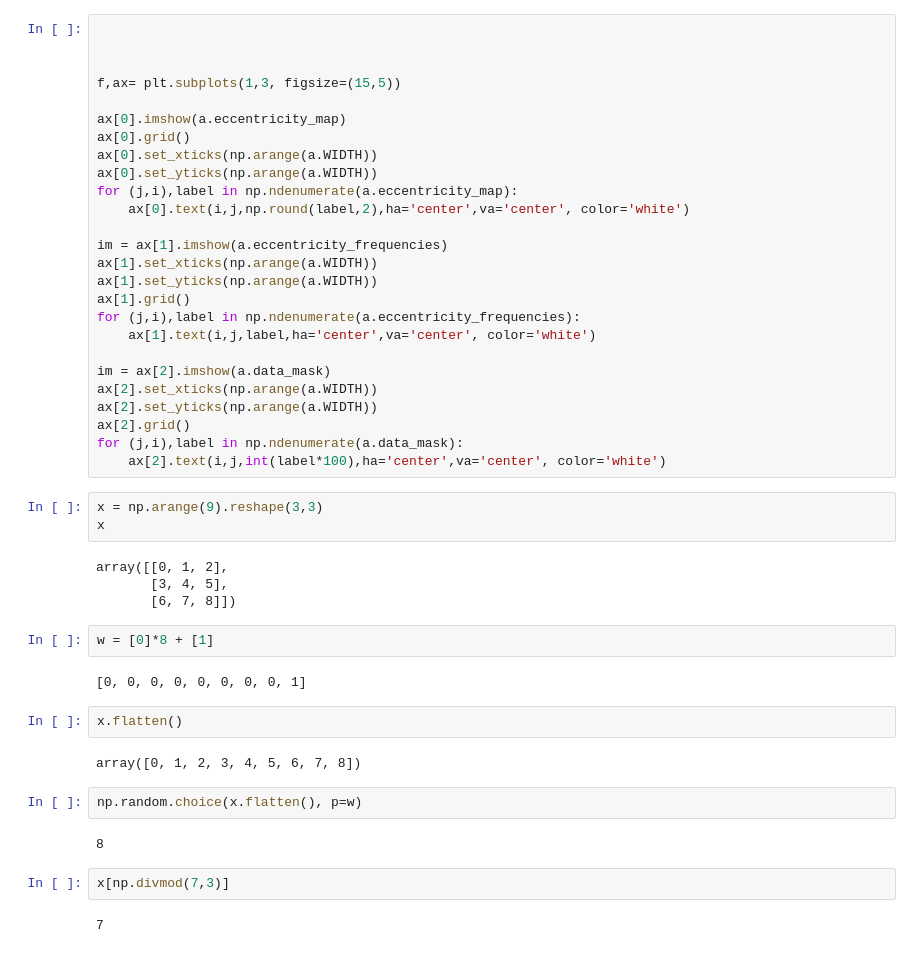
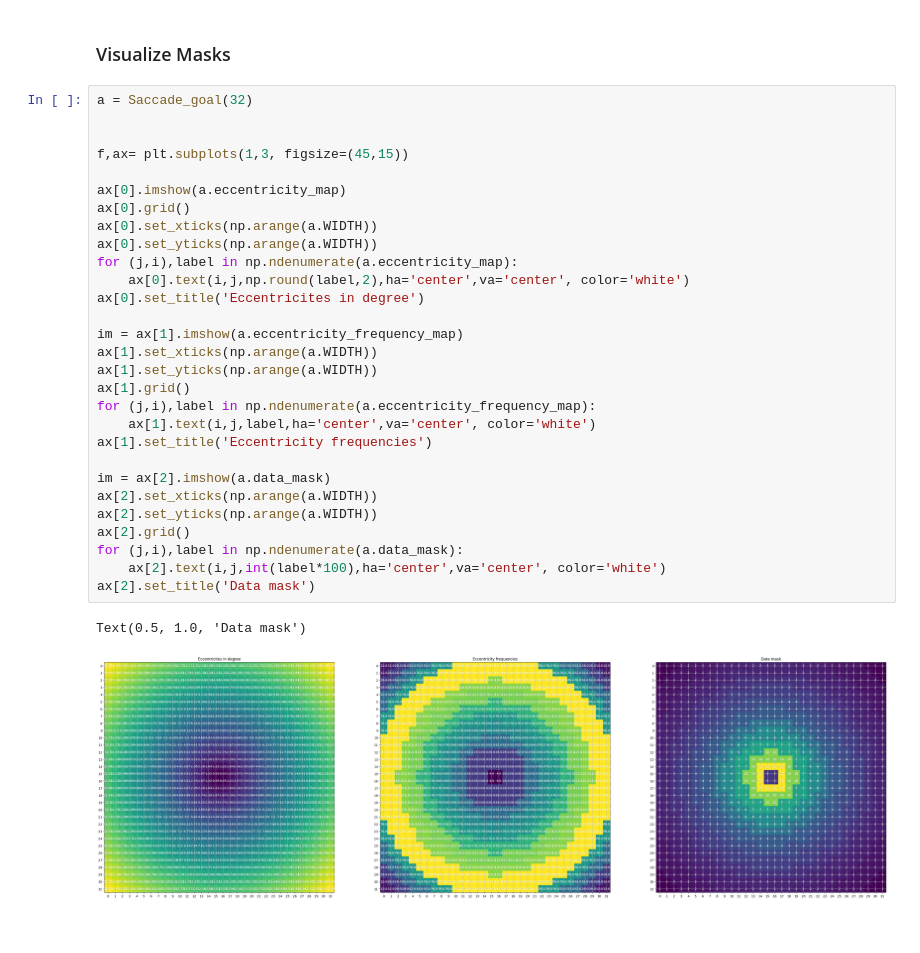
Before and after one commit to RaabeM/Saccade-Goal, a Jupyter notebook: test_saccade_goal.ipynb, the cells around one changed output. Drawn from its saved outputs; the diff is of its cells as text.

```diff
--- a/test_saccade_goal.ipynb
+++ b/test_saccade_goal.ipynb
@@ -77,49 +6,34 @@ a = choose_point(8, 24)
+# %% [markdown]
+### Visualize Masks
 # %%
+a = Saccade_goal(32)
 
 
-
-f,ax= plt.subplots(1,3, figsize=(15,5))
+f,ax= plt.subplots(1,3, figsize=(45,15))
 
 ax[0].imshow(a.eccentricity_map)
 ax[0].grid()
 ax[0].set_xticks(np.arange(a.WIDTH))
 ax[0].set_yticks(np.arange(a.WIDTH))
 for (j,i),label in np.ndenumerate(a.eccentricity_map):
     ax[0].text(i,j,np.round(label,2),ha='center',va='center', color='white')
+ax[0].set_title('Eccentricites in degree')
 
-im = ax[1].imshow(a.eccentricity_frequencies)
+im = ax[1].imshow(a.eccentricity_frequency_map)
 ax[1].set_xticks(np.arange(a.WIDTH))
 ax[1].set_yticks(np.arange(a.WIDTH))
 ax[1].grid()
-for (j,i),label in np.ndenumerate(a.eccentricity_frequencies):
+for (j,i),label in np.ndenumerate(a.eccentricity_frequency_map):
     ax[1].text(i,j,label,ha='center',va='center', color='white')
+ax[1].set_title('Eccentricity frequencies')
 
 im = ax[2].imshow(a.data_mask)
 ax[2].set_xticks(np.arange(a.WIDTH))
 ax[2].set_yticks(np.arange(a.WIDTH))
 ax[2].grid()
 for (j,i),label in np.ndenumerate(a.data_mask):
     ax[2].text(i,j,int(label*100),ha='center',va='center', color='white')
+ax[2].set_title('Data mask')
+# %% [output]
+Text(0.5, 1.0, 'Data mask')
+[figure, added]
-# %%
-x = np.arange(9).reshape(3,3)
-x
-# %% [output]
-array([[0, 1, 2],
-       [3, 4, 5],
-       [6, 7, 8]])
-# %%
-w = [0]*8 + [1]
-# %% [output]
-[0, 0, 0, 0, 0, 0, 0, 0, 1]
-# %%
-x.flatten()
-# %% [output]
-array([0, 1, 2, 3, 4, 5, 6, 7, 8])
-# %%
-np.random.choice(x.flatten(), p=w)
-# %% [output]
-8
-# %%
-x[np.divmod(7,3)]
-# %% [output]
-7
```
Also changed, not shown: parts of 11 cells of this notebook.
